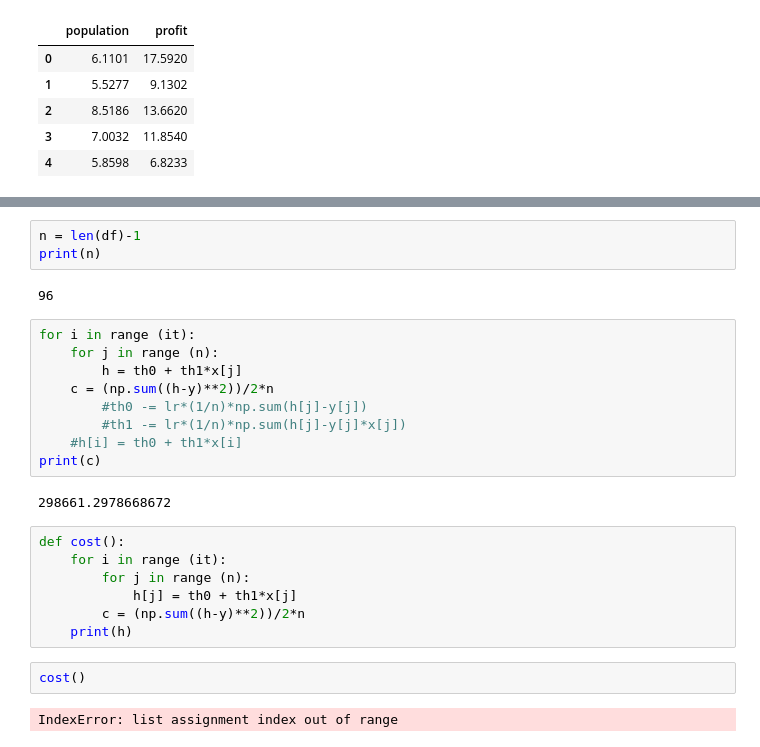
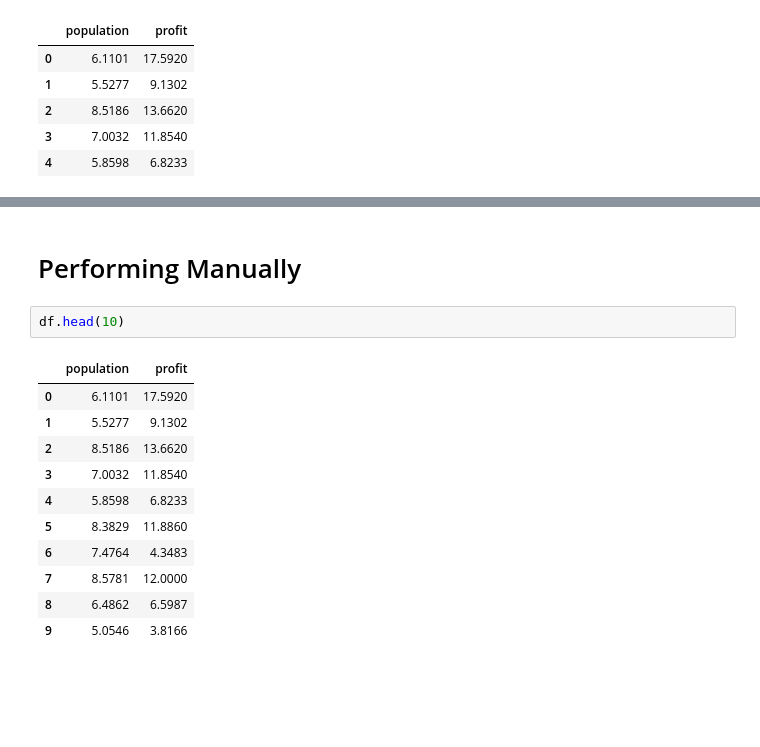
Before and after one commit to R-G-KJSIT/ACAD-24, a Jupyter notebook: ML-Exp4.ipynb, the cells around one changed output, grey strips where cells are left out. Saved outputs shown, nothing was run; the diff lists cells and outputs as text; blank space fills up the shorter version.

```diff
--- a/ML-Exp4.ipynb
+++ b/ML-Exp4.ipynb
@@ -55,27 +38,16 @@ h = []
-# %%
-n = len(df)-1
-print(n)
-# %% [output]
-96
-# %%
-for i in range (it):
-    for j in range (n):
-        h = th0 + th1*x[j]
-    c = (np.sum((h-y)**2))/2*n
-        #th0 -= lr*(1/n)*np.sum(h[j]-y[j])
-        #th1 -= lr*(1/n)*np.sum(h[j]-y[j]*x[j])
-    #h[i] = th0 + th1*x[i]
-print(c)
-# %% [output]
-298661.2978668672
-# %%
-def cost():
-    for i in range (it):
-        for j in range (n):
-            h[j] = th0 + th1*x[j]
-        c = (np.sum((h-y)**2))/2*n
-    print(h)
-# %%
-cost()
-# %% [output]
-IndexError: list assignment index out of range
+# %% [markdown]
+# Performing Manually
+# %%
+df.head(10)
+# %% [output]
+|  | population | profit |
+| 0 | 6.1101 | 17.5920 |
+| 1 | 5.5277 | 9.1302 |
+| 2 | 8.5186 | 13.6620 |
+| 3 | 7.0032 | 11.8540 |
+| 4 | 5.8598 | 6.8233 |
+| 5 | 8.3829 | 11.8860 |
+| 6 | 7.4764 | 4.3483 |
+| 7 | 8.5781 | 12.0000 |
+| 8 | 6.4862 | 6.5987 |
+| 9 | 5.0546 | 3.8166 |
```
Also changed, not shown: parts of 23 cells of this notebook.
